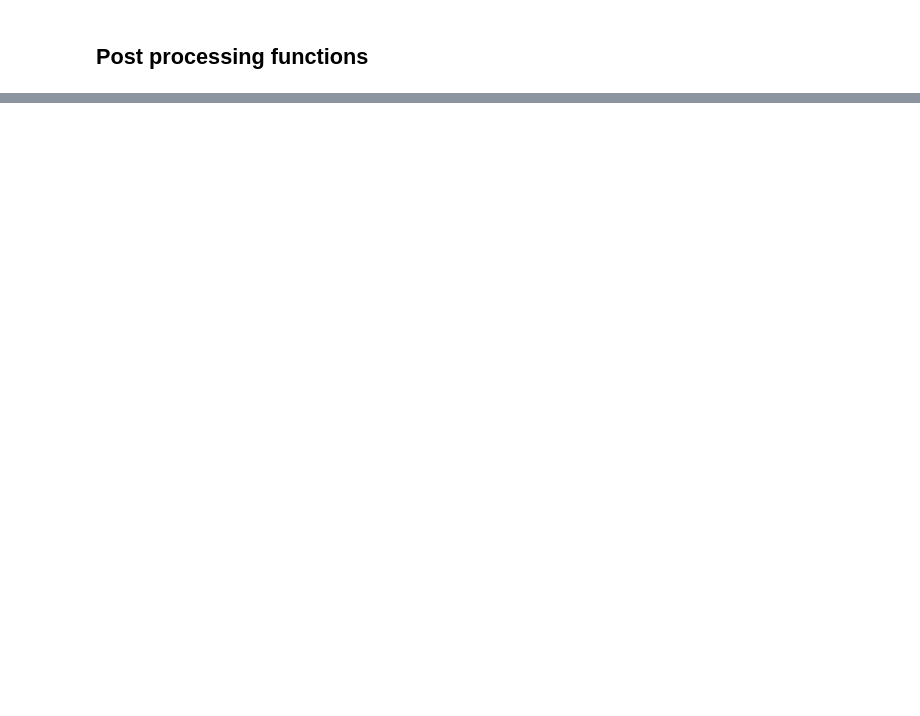
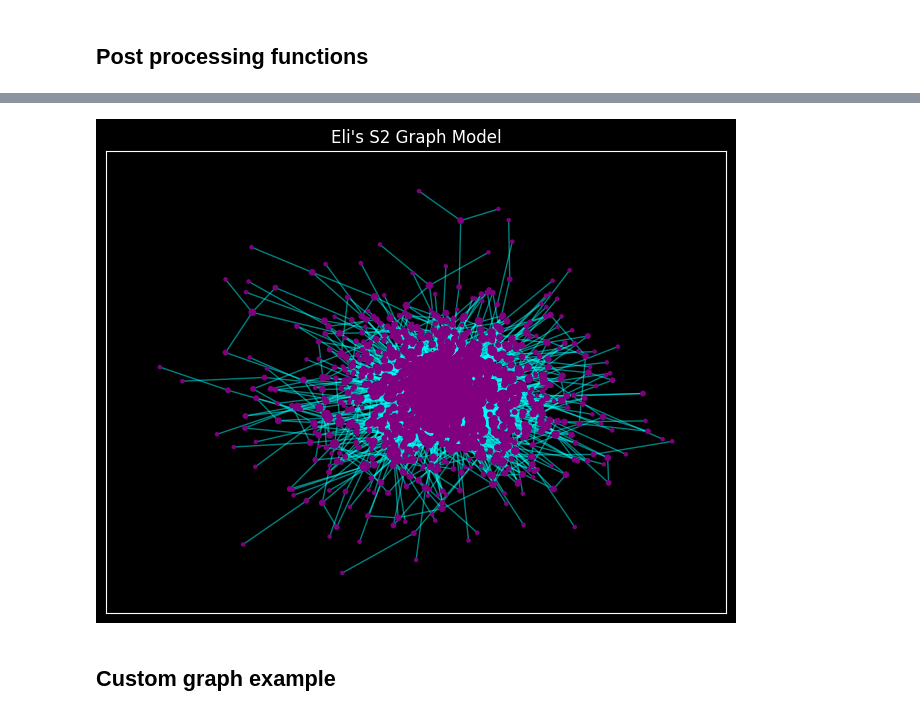
Before and after one commit to lucamar91/qkd_networks, a Jupyter notebook: Sequential_repeaters.ipynb, the cells around one changed output, grey strips where cells are left out. Drawn from its saved outputs; the diff is of its cells as text; code cells hidden in the pictures; blank space fills up the shorter version.

```diff
--- a/Sequential_repeaters.ipynb
+++ b/Sequential_repeaters.ipynb
@@ -18,7 +20,9 @@ PARAMS = {
 
 }
 # %%
-N=25
+N=1000
 beta = 2.6261                 # \beta param of S2 model
 mu = 0.0233
-A, dist = S2_graph_definite_N(N, beta, mu, D=2, sample_from_file=False, return_coords=False)
+A, dist, coords = S2_graph_definite_N(N, beta, mu, D=2, sample_from_file=False, return_coords=True)
+dist = 10*dist # To simulate city size (max distance ~31 km)
+print(coords)
@@ -106,0 +180,15 @@ Look at distances and see why I am getting negative values so easily for more th
+# %%
+G_s2 = nx.from_numpy_array(A)  # Convert adjacency matrix to graph
+degrees_s2 = dict(G_s2.degree())
+node_size_s2 = [v * 5 for v in degrees_s2.values()]
+pos_s2 = nx.spring_layout(G_s2, k=5.5)  # Position nodes using Fruchterman-Reingold force-directed algorithm
+plt.figure(figsize=(8, 6))
+nx.draw_networkx_nodes(G_s2, pos_s2, node_size=node_size_s2, node_color='purple')
+nx.draw_networkx_edges(G_s2, pos_s2, alpha=0.5, edge_color='cyan')
+plt.title("Eli's S2 Graph Model")
+#plt.savefig("S2_model_sping.pdf")
+plt.show()
+# %% [output]
+[figure, added]
+# %% [markdown]
+## Custom graph example
```
Also changed, not shown: parts of 15 cells of this notebook, 3 other files.
